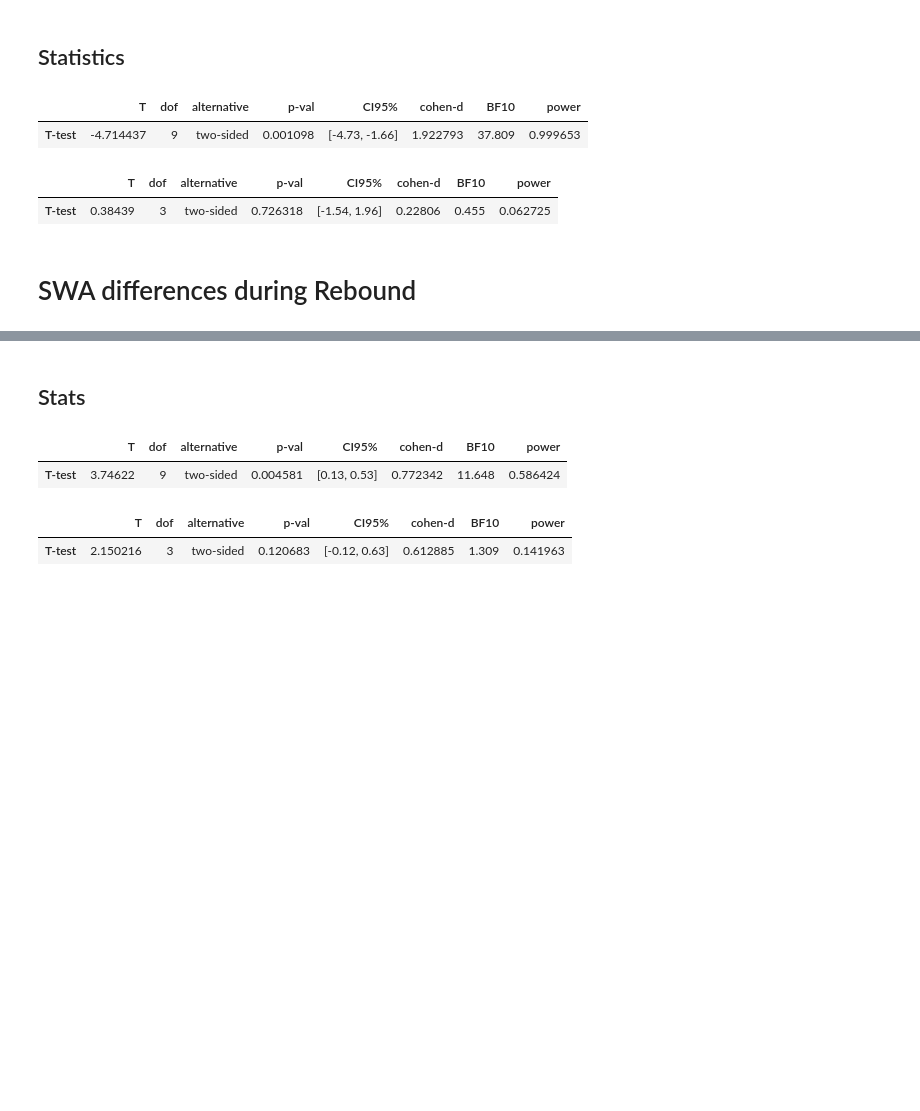
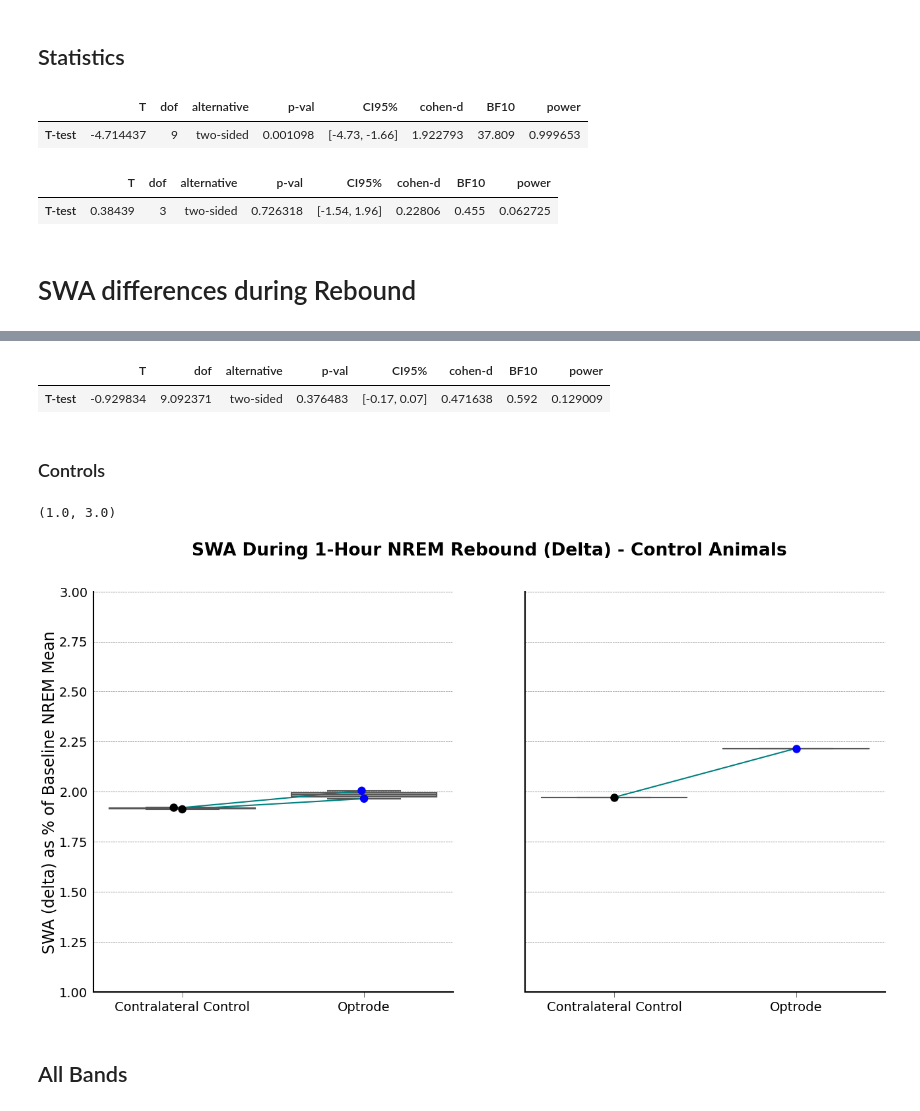
Before and after one commit to kortdriessen/acr, a Jupyter notebook: pub/swa_figs.ipynb, the cells around one changed output, grey strips where cells are left out. Cells and saved outputs as stored; diff of their text form; code cells hidden in the pictures; blank space fills up the shorter version.

```diff
--- a/pub/swa_figs.ipynb
+++ b/pub/swa_figs.ipynb
@@ -130,5 +131,5 @@ pg.ttest(delta_during_swisin_nnxr, delta_during_swisin_nnxo, paired=True)
 # %% [markdown]
 # SWA differences during Rebound
 # %%
-reb_df = pl.read_csv('reb_df.csv')
+reb_df = pl.read_csv('data/reb_df.csv')
 # %% [markdown]
@@ -186,0 +206,5 @@ ax[1].set_ylim(1.0, 3.0)
+# %%
+swisin_rels = {}
+for subject in delta_exp_means.exp_als('swisin')['sub_alias'].unique():
+    swa_rel = delta_exp_means.loc[delta_exp_means['sub_alias']==subject].exp_als('swisin').prb('NNXo')['Bandpower'].values[0] / delta_exp_means.loc[delta_exp_means['sub_alias']==subject].exp_als('swisin').prb('NNXr')['Bandpower'].values[0]
+    swisin_rels[subject] = swa_rel
@@ -187,2 +214,8 @@ ax[1].set_ylim(1.0, 3.0)
+# %%
+cross_exp_stats = pg.ttest(swi_rels_array, swisin_rels_array, paired=False)
+cross_exp_stats
+# %% [output]
+|  | T | dof | alternative | p-val | CI95% | cohen-d | BF10 | power |
+| T-test | -0.929834 | 9.092371 | two-sided | 0.376483 | [-0.17, 0.07] | 0.471638 | 0.592 | 0.129009 |
 # %% [markdown]
-## Stats
+### Controls
@@ -195,10 +222,53 @@ delta_reb_swisin_nnxo = dex_means.loc[dex_means.store=='NNXo'].exp_als('swisin')
-# %%
-pg.ttest(delta_reb_swi_nnxr, delta_reb_swi_nnxo, paired=True)
-# %% [output]
-|  | T | dof | alternative | p-val | CI95% | cohen-d | BF10 | power |
-| T-test | 3.74622 | 9 | two-sided | 0.004581 | [0.13, 0.53] | 0.772342 | 11.648 | 0.586424 |
-# %%
-pg.ttest(delta_reb_swisin_nnxr, delta_reb_swisin_nnxo, paired=True)
-# %% [output]
-|  | T | dof | alternative | p-val | CI95% | cohen-d | BF10 | power |
-| T-test | 2.150216 | 3 | two-sided | 0.120683 | [-0.12, 0.63] | 0.612885 | 1.309 | 0.141963 |
+# %%
+delta_ctrl = reb_df.filter(pl.col('Band')=='delta').st('NREM').filter(pl.col('exp_type')=='control')
+delta_ctrl_means = delta_ctrl.groupby(['subject', 'exp', 'store']).mean().sort('Bandpower')
+delta_ctrl_means = delta_ctrl_means.with_columns(exp_alias=pl.when(pl.col('exp')=='swi2').then('swi').otherwise(pl.col('exp'))) # this is an alias so that the swi2 experiments can be grouped with the swi experimental group
+delta_ctrl_means = delta_ctrl_means.to_pandas()
+
+# Need to do this so I can connect the individual data points within experiments, each two data points need their own subject number
+sub_array = delta_ctrl_means['subject']
+delta_ctrl_means['sub_alias'] = sub_array
+for subject in delta_ctrl_means.expmt('swi2').subject.unique():
+    delta_ctrl_means.loc[(delta_ctrl_means.subject == subject) & (delta_ctrl_means['exp'] == 'swi2'), 'sub_alias'] = f'{subject}_b'
+# %%
+f, ax = plt.subplots(1, 2, figsize=(30, 15), sharey=True)
+
+
+# OFF-INDUCTION
+sns.boxplot(data=delta_ctrl_means.exp_als('swi'), x='store', y='Bandpower', order=['NNXr', 'NNXo'], palette=['lightgray', 'dodgerblue'], fliersize=0, ax=ax[0])
+for patch in ax[0].patches:
+    r, g, b, a = patch.get_facecolor()
+    patch.set_facecolor((r, g, b, .4))
+
+sns.swarmplot(data=delta_ctrl_means.exp_als('swi'), x='store', y='Bandpower', order=['NNXr', 'NNXo'], palette=['black', 'blue'], marker='o', size=18, ax=ax[0])
+sns.lineplot(data=delta_ctrl_means.exp_als('swi'), x='store', y='Bandpower', units='sub_alias', estimator=None, color='teal', ax=ax[0], linewidth=3)
+
+ax[0].set_xticklabels(['Contralateral Control', 'Optrode'])
+ax[0].set_xlabel('')
+#ax[0].set_title('OFF-Induction', fontsize=24)
+ax[0].set_ylabel('SWA (delta) as % of Baseline NREM Mean')
+
+# SINUSOIDAL
+sns.boxplot(data=delta_ctrl_means.exp_als('swisin'), x='store', y='Bandpower', order=['NNXr', 'NNXo'], palette=['lightgray', 'dodgerblue'], fliersize=0, ax=ax[1])
+for patch in ax[1].patches:
+    r, g, b, a = patch.get_facecolor()
+    patch.set_facecolor((r, g, b, .4))
+
+sns.swarmplot(data=delta_ctrl_means.exp_als('swisin'), x='store', y='Bandpower', order=['NNXr', 'NNXo'], palette=['black', 'blue'], marker='o', size=18, ax=ax[1])
+sns.lineplot(data=delta_ctrl_means.exp_als('swisin'), x='store', y='Bandpower', units='sub_alias', estimator=None, color='teal', ax=ax[1], linewidth=3)
+
+ax[1].set_xticklabels(['Contralateral Control', 'Optrode'])
+ax[1].set_xlabel('')
+#ax[1].set_title('Sinusoidal', fontsize=24)
+ax[1].set_ylabel('')
+
+
+# FIGURE-LEVEL
+f.suptitle('SWA During 1-Hour NREM Rebound (Delta) - Control Animals')
+ax[0].set_ylim(1.0, 3.0)
+ax[1].set_ylim(1.0, 3.0)
+# %% [output]
+(1.0, 3.0)
+[figure, added]
+# %% [markdown]
+## All Bands
```
Also changed, not shown: parts of 14 cells of this notebook, 3 other files.
